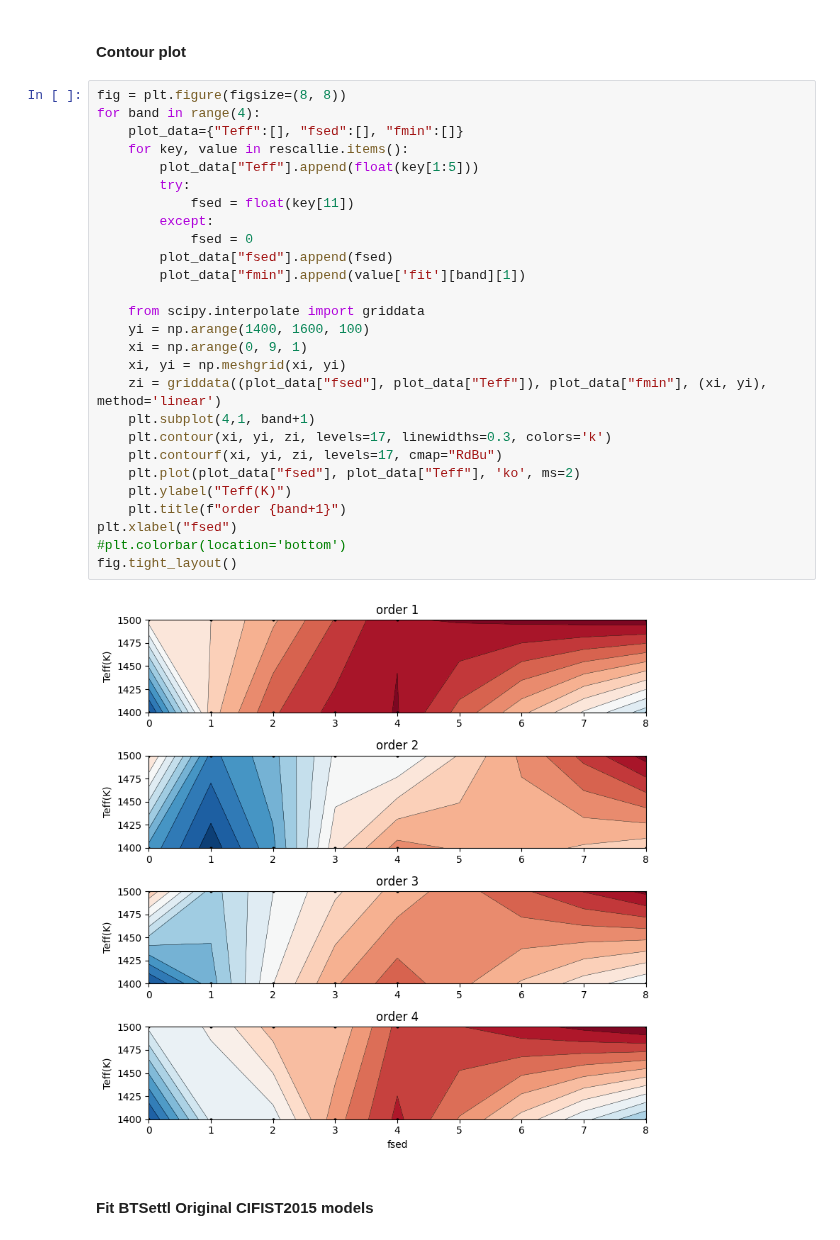
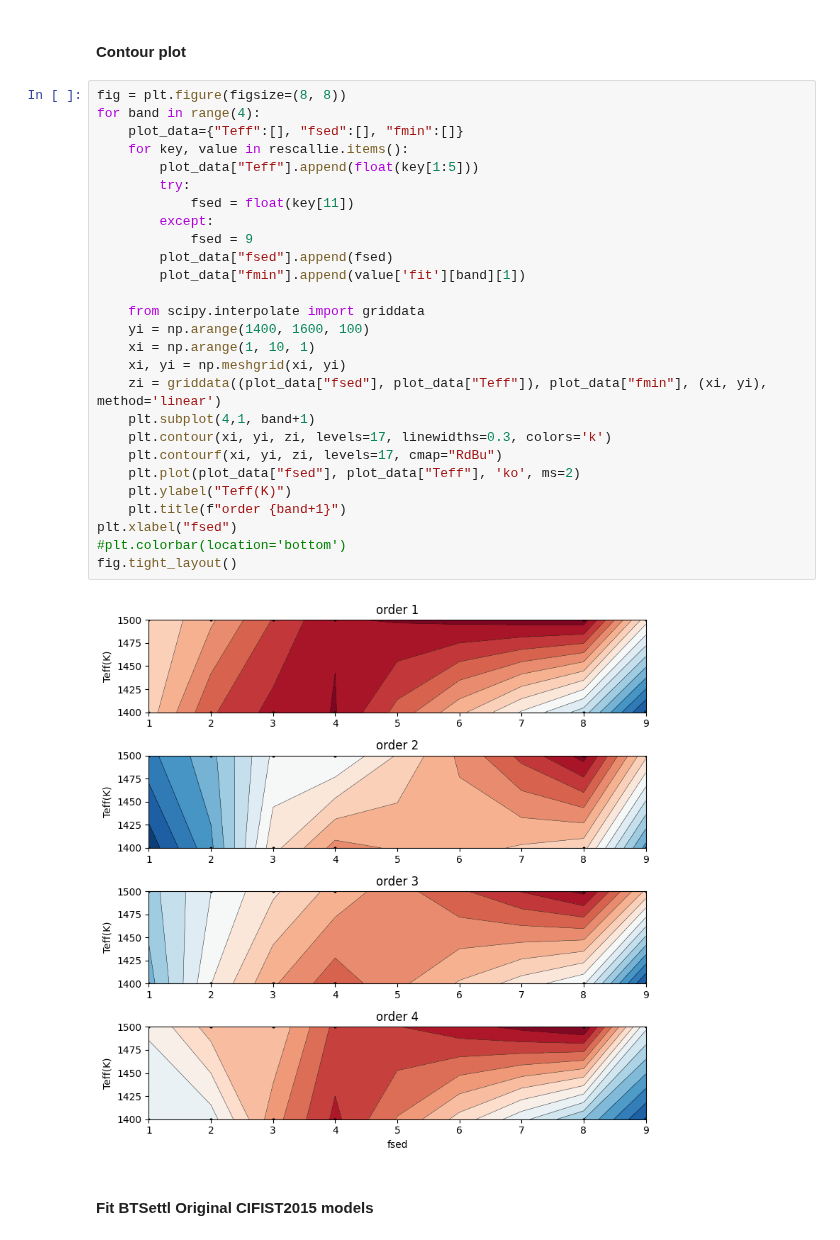
Before and after one commit to alphalyncis/dopplerimg, a Jupyter notebook: code/fit_results.ipynb, the cells around one changed output. Cells and saved outputs as stored; diff of their text form.

```diff
--- a/code/fit_results.ipynb
+++ b/code/fit_results.ipynb
@@ -95,32 +95,32 @@ plt.legend()
 # %%
 fig = plt.figure(figsize=(8, 8))
 for band in range(4):
     plot_data={"Teff":[], "fsed":[], "fmin":[]}
     for key, value in rescallie.items():
         plot_data["Teff"].append(float(key[1:5]))
         try:
             fsed = float(key[11])
         except:
-            fsed = 0
+            fsed = 9
         plot_data["fsed"].append(fsed)
         plot_data["fmin"].append(value['fit'][band][1])
 
     from scipy.interpolate import griddata
     yi = np.arange(1400, 1600, 100)
-    xi = np.arange(0, 9, 1)
+    xi = np.arange(1, 10, 1)
     xi, yi = np.meshgrid(xi, yi)
     zi = griddata((plot_data["fsed"], plot_data["Teff"]), plot_data["fmin"], (xi, yi), method='linear')
     plt.subplot(4,1, band+1)
     plt.contour(xi, yi, zi, levels=17, linewidths=0.3, colors='k')
     plt.contourf(xi, yi, zi, levels=17, cmap="RdBu")
     plt.plot(plot_data["fsed"], plot_data["Teff"], 'ko', ms=2)
     plt.ylabel("Teff(K)")
     plt.title(f"order {band+1}")
 plt.xlabel("fsed")
 #plt.colorbar(location='bottom')
 fig.tight_layout()
 # %% [output]
-[figure, old version]
+[figure, new version]
 # %% [markdown]
 #### Fit BTSettl Original CIFIST2015 models
 # %%
```
Also changed, not shown: 1 other file.
